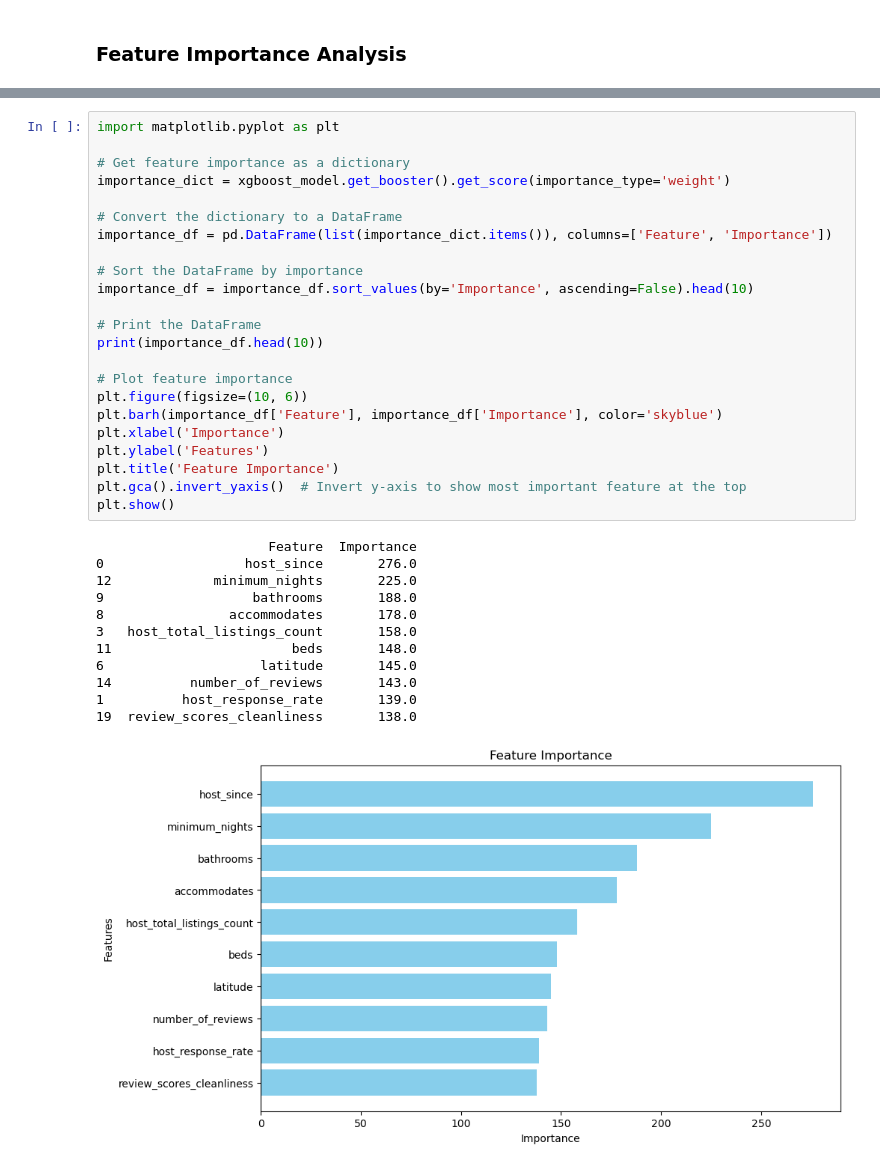
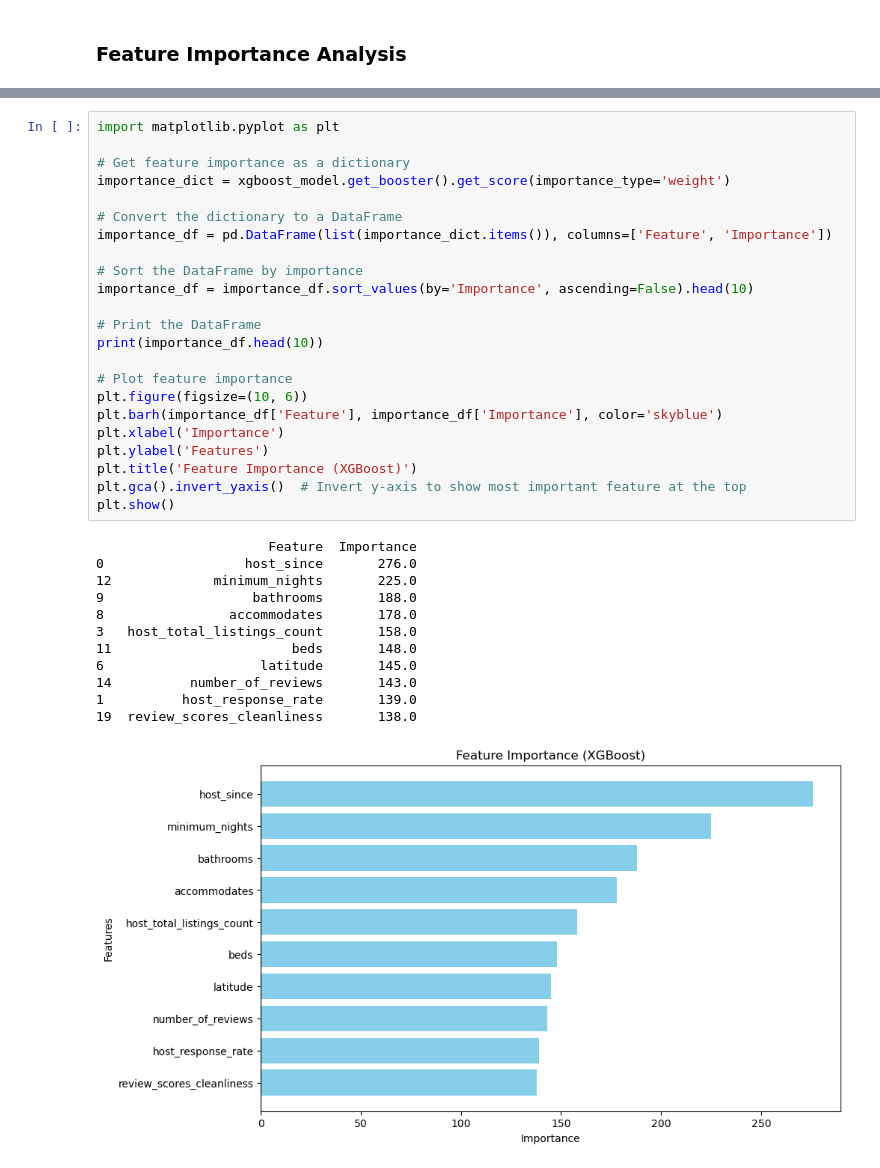
Before and after one commit to christianp12/Data-Driven-Exploration-of-Airbnb-Listings-Price, a Jupyter notebook: regression models.ipynb, the cells around one changed output, grey strips where cells are left out. Saved outputs shown, nothing was run; the diff lists cells and outputs as text.

```diff
--- a/regression models.ipynb
+++ b/regression models.ipynb
@@ -237,32 +284,32 @@ import matplotlib.pyplot as plt
 importance_dict = xgboost_model.get_booster().get_score(importance_type='weight')
 
 # Convert the dictionary to a DataFrame
 importance_df = pd.DataFrame(list(importance_dict.items()), columns=['Feature', 'Importance'])
 
 # Sort the DataFrame by importance
 importance_df = importance_df.sort_values(by='Importance', ascending=False).head(10)
 
 # Print the DataFrame
 print(importance_df.head(10))
 
 # Plot feature importance
 plt.figure(figsize=(10, 6))
 plt.barh(importance_df['Feature'], importance_df['Importance'], color='skyblue')
 plt.xlabel('Importance')
 plt.ylabel('Features')
-plt.title('Feature Importance')
+plt.title('Feature Importance (XGBoost)')
 plt.gca().invert_yaxis()  # Invert y-axis to show most important feature at the top
 plt.show()
 # %% [output]
                       Feature  Importance
 0                  host_since       276.0
 12             minimum_nights       225.0
 9                   bathrooms       188.0
 8                accommodates       178.0
 3   host_total_listings_count       158.0
 11                       beds       148.0
 6                    latitude       145.0
 14          number_of_reviews       143.0
 1          host_response_rate       139.0
 19  review_scores_cleanliness       138.0
-[figure, old version]
+[figure, new version]
```
Also changed, not shown: parts of 12 cells of this notebook.
